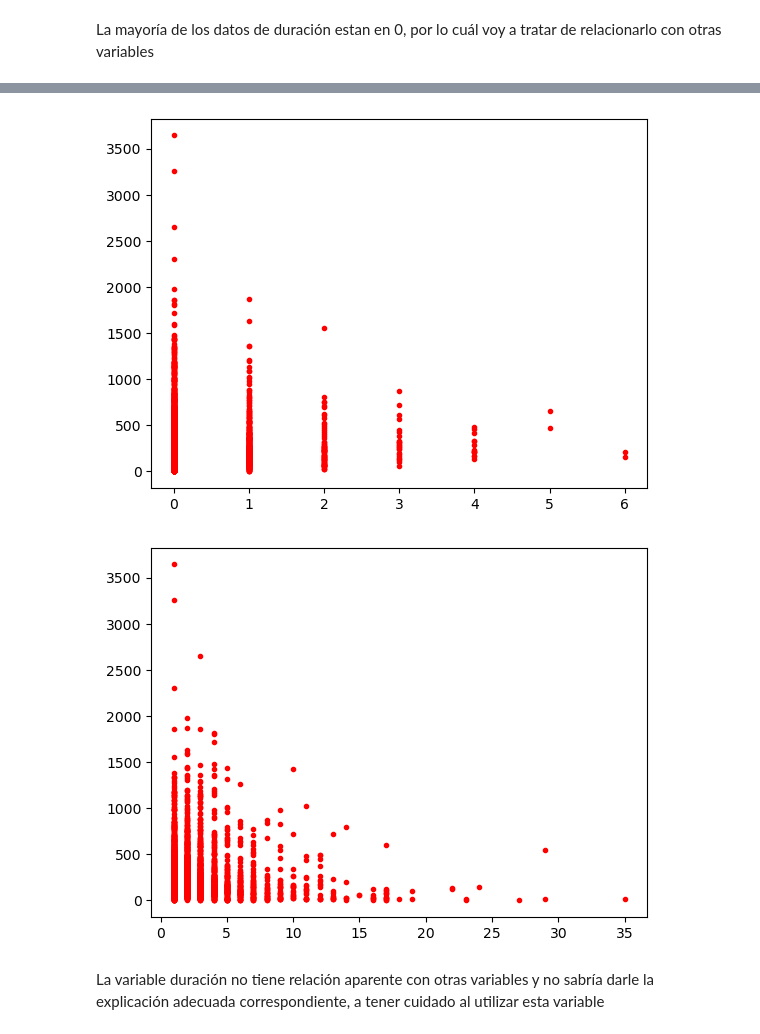
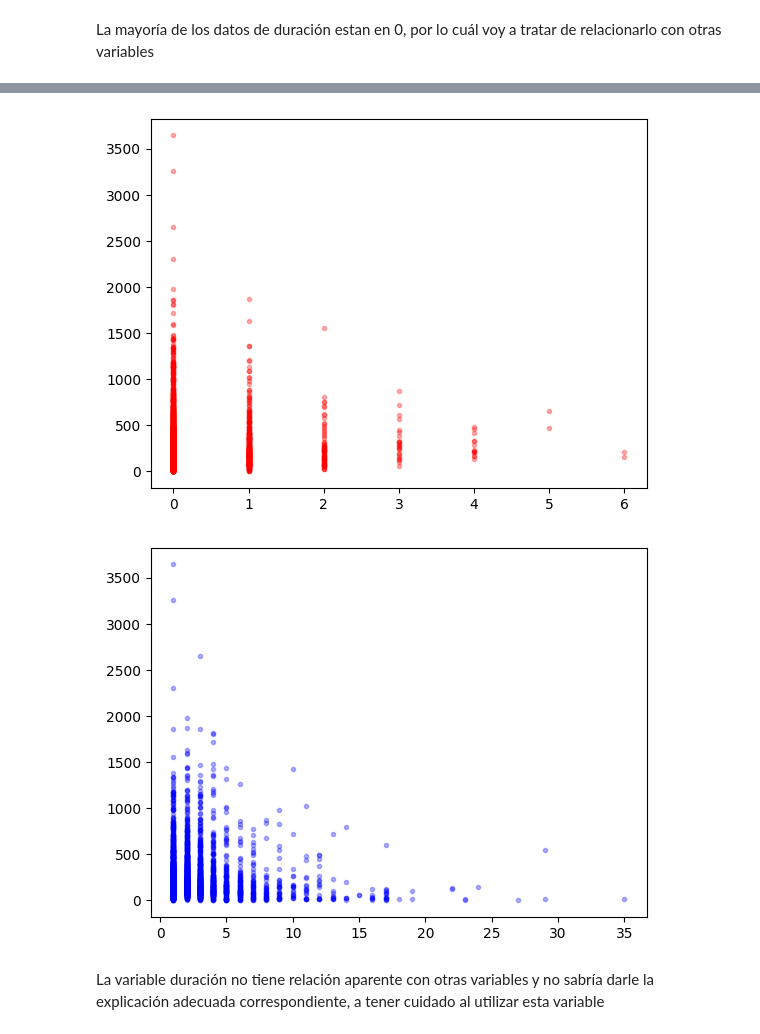
Before and after one commit to Horaciomb/Estadistica-Aplicada-Analisis-Datos, a Jupyter notebook: Exploratorio_Ejemplo1.ipynb, the cells around one changed output, grey strips where cells are left out. Saved outputs shown, nothing was run; the diff lists cells and outputs as text; code cells hidden in the pictures.

```diff
--- a/Exploratorio_Ejemplo1.ipynb
+++ b/Exploratorio_Ejemplo1.ipynb
@@ -146,13 +166,13 @@ plt.show()
 # %%
-plt.plot(D.previous,D.duration,'r.')
+plt.plot(D.previous,D.duration,'r.',alpha=0.3)
 plt.show()
 # %% [output]
-[figure, old version]
+[figure, new version]
 # %%
-plt.plot(D.campaign,D.duration,'r.')
+plt.plot(D.campaign,D.duration,'b.',alpha=0.3)
 plt.show()
 # %% [output]
-[figure, old version]
+[figure, new version]
 # %% [markdown]
 La variable duración no tiene relación aparente con otras variables y no sabría darle la explicación adecuada correspondiente, a tener cuidado al utilizar esta variable
 # %% [markdown]
```
Also changed, not shown: parts of 8 cells of this notebook.
